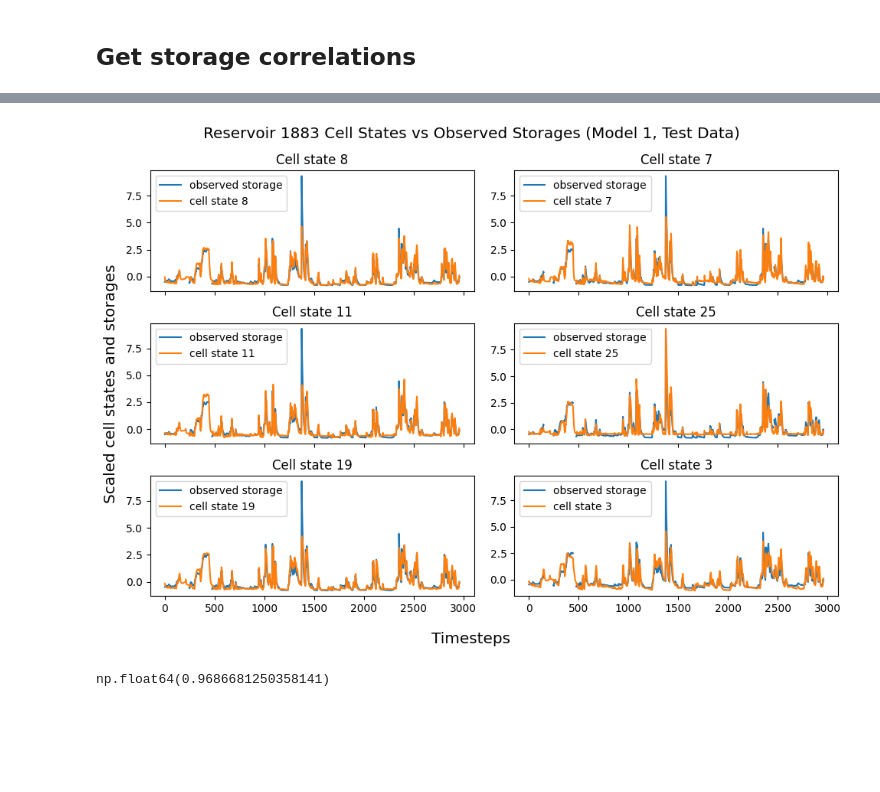
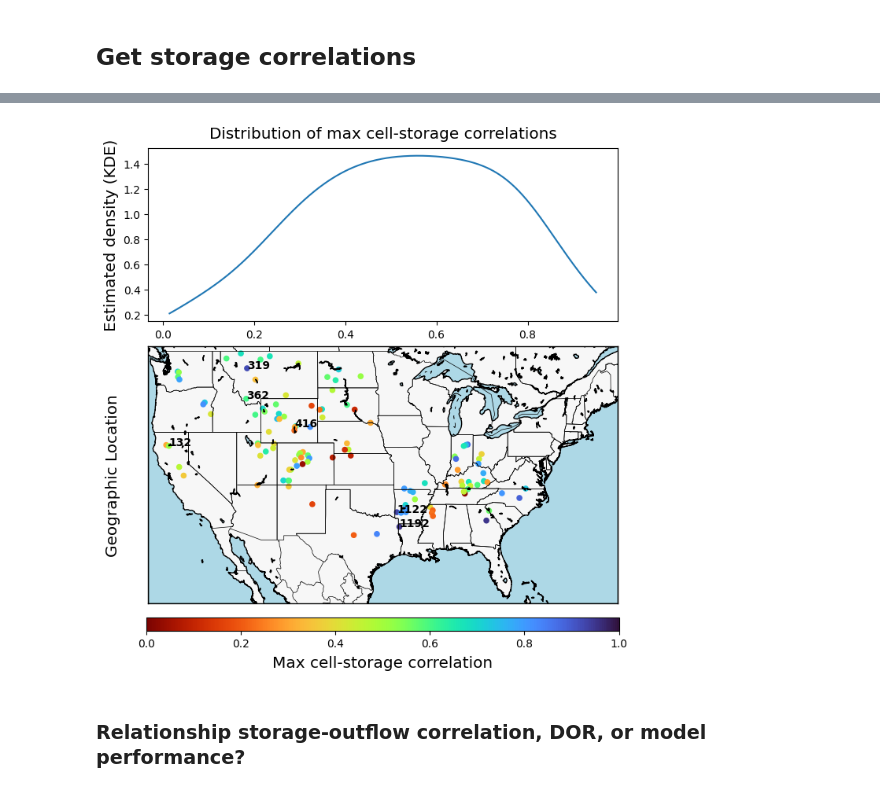
Before and after one commit to Matt2371/DL-reservoir-modeling, a Jupyter notebook: experiments/10g_resops_cell_states.ipynb, the cells around one changed output, grey strips where cells are left out. Saved outputs shown, nothing was run; the diff lists cells and outputs as text; code cells hidden in the pictures; blank space fills up the shorter version.

```diff
--- a/experiments/10g_resops_cell_states.ipynb
+++ b/experiments/10g_resops_cell_states.ipynb
@@ -283,23 +406,46 @@ df_corr.loc[np.abs(df_corr['testing']) > 0.90, :].sort_values(by='testing', asce
-# %%
-fig, axes = plt.subplots(nrows=3, ncols=2, figsize=(10, 7), sharex=True)
-
-cell_ids_list = [8, 7, 11, 25, 19, 3]
-for i, ax in enumerate(axes.reshape(-1)):
-    # ax.plot(((df_test.outflow - df_test.outflow.mean()) / df_test.outflow.std()).values, label='observed outflow')
-    plot_storage_cell(cell_states_all=cell_test[0], storage_states=df_test.storage.values, cell_id=cell_ids_list[i], ax=ax)
-    ax.legend(loc='upper left')
-    ax.set_title(f'Cell state {cell_ids_list[i]}')
-
-fig.supxlabel('Timesteps', size='x-large')
-fig.supylabel('Scaled cell states and storages', size='x-large')
-fig.suptitle('Reservoir 1883 Cell States vs Observed Storages (Model 1, Test Data)', size='x-large')
-plt.tight_layout()
-plt.show()
-# %% [output]
-[figure, removed]
-# %%
-# Correlation between storage and outflow for 1883
-stats.pearsonr(df_test.dropna(axis=0).outflow.values, df_test.dropna(axis=0).storage.values)[0]
-# %% [output]
-np.float64(0.9686681250358141)
+# %%
+# Fetch GPS coordinates of reservoirs
+coords_all = pd.read_csv('data/ResOpsUS/attributes/reservoir_attributes.csv', index_col=0)[['LONG', 'LAT']]
+coords_all.index = coords_all.index.astype(str)
+df_corr_max_test_coords = df_corr_max_test.join(other=coords_all, how='left')
+
+# Plot KDE
+fig, axes = plt.subplots(nrows=2, figsize=(9, 7), constrained_layout=True, gridspec_kw={'height_ratios': [1, 1.48]})
+kde = stats.gaussian_kde(df_corr_max_test['model1_max_cell_sto_corr'])
+x_kde = np.linspace(min(df_corr_max_test['model1_max_cell_sto_corr']), max(df_corr_max_test['model1_max_cell_sto_corr']), 400)
+axes[0].set_box_aspect(0.37)
+axes[0].plot(x_kde, kde(x_kde))
+axes[0].set_ylabel("Estimated density (KDE)", size='x-large')
+
+# Plot map of max cell-storage correlations (test data)
+map = Basemap(projection='merc', llcrnrlat=24.396308, urcrnrlat=49.384358,
+              llcrnrlon=-125.001650, urcrnrlon=-66.934570, resolution='i', ax=axes[1])
+map.drawcoastlines()
+map.drawcountries()
+map.drawstates()
+map.fillcontinents(color='#f7f7f7', lake_color='lightblue')
+map.drawmapboundary(fill_color='lightblue')
+# Convert lat/long to map projection coordinates
+x, y = map(df_corr_max_test_coords['LONG'], df_corr_max_test_coords['LAT'])
+# Scatter plot with color coding
+sc = map.scatter(x, y, c=df_corr_max_test_coords['model1_max_cell_sto_corr'],
+                 vmin=0, vmax=1, cmap='turbo_r', s=20, ax=axes[1])
+# Add ID labels
+label_ids = ['132', '416', '1192', '1122', '319', '362']
+for label in label_ids:
+    x_label, y_label = map(df_corr_max_test_coords.loc[label, 'LONG'], df_corr_max_test_coords.loc[label, 'LAT'])
+    axes[1].text(x_label, y_label, label, fontsize=10, weight='bold')
+axes[1].set_ylabel("Geographic Location", size='x-large', labelpad=25)
+
+# Add a colorbar
+cbar = plt.colorbar(sc, ax=[axes[1]], orientation='horizontal', shrink=0.673, aspect=35)
+
+fig.supxlabel("Max cell-storage correlation", size='x-large')
+fig.suptitle("Distribution of max cell-storage correlations", size='x-large')
+plt.savefig('report/drafting/8_15_2025/Figures/max_cell_storage_corr_distribution.png', dpi=300)
+plt.show()
+# %% [output]
+[figure, added]
+# %% [markdown]
+### Relationship storage-outflow correlation, DOR, or model performance?
 # %%
```
Also changed, not shown: parts of 29 cells of this notebook, 10 other files.
